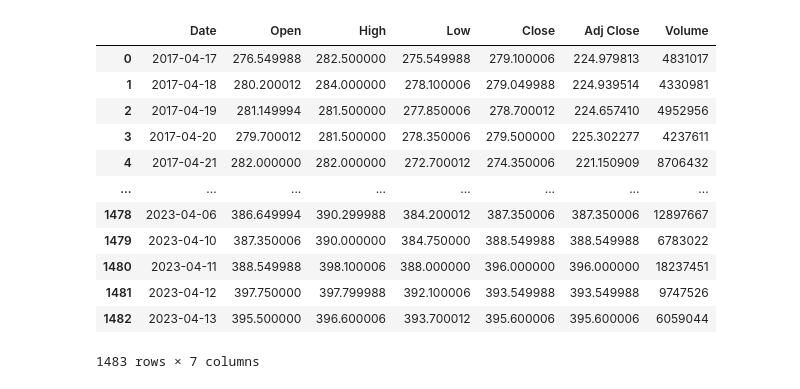
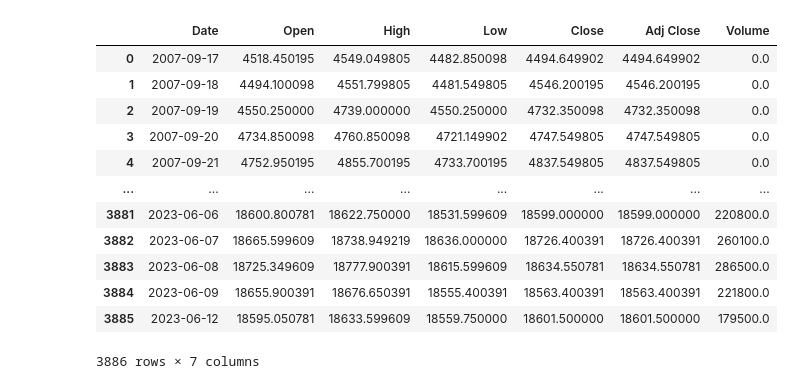
Before and after one commit to Investment-IQ/LSTM-Stock-Prediction-Models, a Jupyter notebook: Test LSTM/model1.ipynb, the cells around one changed output. Saved outputs shown, nothing was run; the diff lists cells and outputs as text; code cells hidden in the pictures.

```diff
--- a/Test LSTM/model1.ipynb
+++ b/Test LSTM/model1.ipynb
@@ -11,17 +12,17 @@ from keras.callbacks import EarlyStopping
 # %%
-df = pd.read_csv('E:\Datasets\ITC.csv')
+df = pd.read_csv("E:\\Datasets\\NIFTY.csv")
 df
 # %% [output]
 |  | Date | Open | High | Low | Close | Adj Close | Volume |
-| 0 | 2017-04-17 | 276.549988 | 282.500000 | 275.549988 | 279.100006 | 224.979813 | 4831017 |
-| 1 | 2017-04-18 | 280.200012 | 284.000000 | 278.100006 | 279.049988 | 224.939514 | 4330981 |
-| 2 | 2017-04-19 | 281.149994 | 281.500000 | 277.850006 | 278.700012 | 224.657410 | 4952956 |
-| 3 | 2017-04-20 | 279.700012 | 281.500000 | 278.350006 | 279.500000 | 225.302277 | 4237611 |
-| 4 | 2017-04-21 | 282.000000 | 282.000000 | 272.700012 | 274.350006 | 221.150909 | 8706432 |
+| 0 | 2007-09-17 | 4518.450195 | 4549.049805 | 4482.850098 | 4494.649902 | 4494.649902 | 0.0 |
+| 1 | 2007-09-18 | 4494.100098 | 4551.799805 | 4481.549805 | 4546.200195 | 4546.200195 | 0.0 |
+| 2 | 2007-09-19 | 4550.250000 | 4739.000000 | 4550.250000 | 4732.350098 | 4732.350098 | 0.0 |
+| 3 | 2007-09-20 | 4734.850098 | 4760.850098 | 4721.149902 | 4747.549805 | 4747.549805 | 0.0 |
+| 4 | 2007-09-21 | 4752.950195 | 4855.700195 | 4733.700195 | 4837.549805 | 4837.549805 | 0.0 |
 | ... | ... | ... | ... | ... | ... | ... | ... |
-| 1478 | 2023-04-06 | 386.649994 | 390.299988 | 384.200012 | 387.350006 | 387.350006 | 12897667 |
-| 1479 | 2023-04-10 | 387.350006 | 390.000000 | 384.750000 | 388.549988 | 388.549988 | 6783022 |
-| 1480 | 2023-04-11 | 388.549988 | 398.100006 | 388.000000 | 396.000000 | 396.000000 | 18237451 |
-| 1481 | 2023-04-12 | 397.750000 | 397.799988 | 392.100006 | 393.549988 | 393.549988 | 9747526 |
-| 1482 | 2023-04-13 | 395.500000 | 396.600006 | 393.700012 | 395.600006 | 395.600006 | 6059044 |
+| 3881 | 2023-06-06 | 18600.800781 | 18622.750000 | 18531.599609 | 18599.000000 | 18599.000000 | 220800.0 |
+| 3882 | 2023-06-07 | 18665.599609 | 18738.949219 | 18636.000000 | 18726.400391 | 18726.400391 | 260100.0 |
+| 3883 | 2023-06-08 | 18725.349609 | 18777.900391 | 18615.599609 | 18634.550781 | 18634.550781 | 286500.0 |
+| 3884 | 2023-06-09 | 18655.900391 | 18676.650391 | 18555.400391 | 18563.400391 | 18563.400391 | 221800.0 |
+| 3885 | 2023-06-12 | 18595.050781 | 18633.599609 | 18559.750000 | 18601.500000 | 18601.500000 | 179500.0 |
-1483 rows × 7 columns
+3886 rows × 7 columns
```
Also changed, not shown: parts of 29 cells of this notebook.
